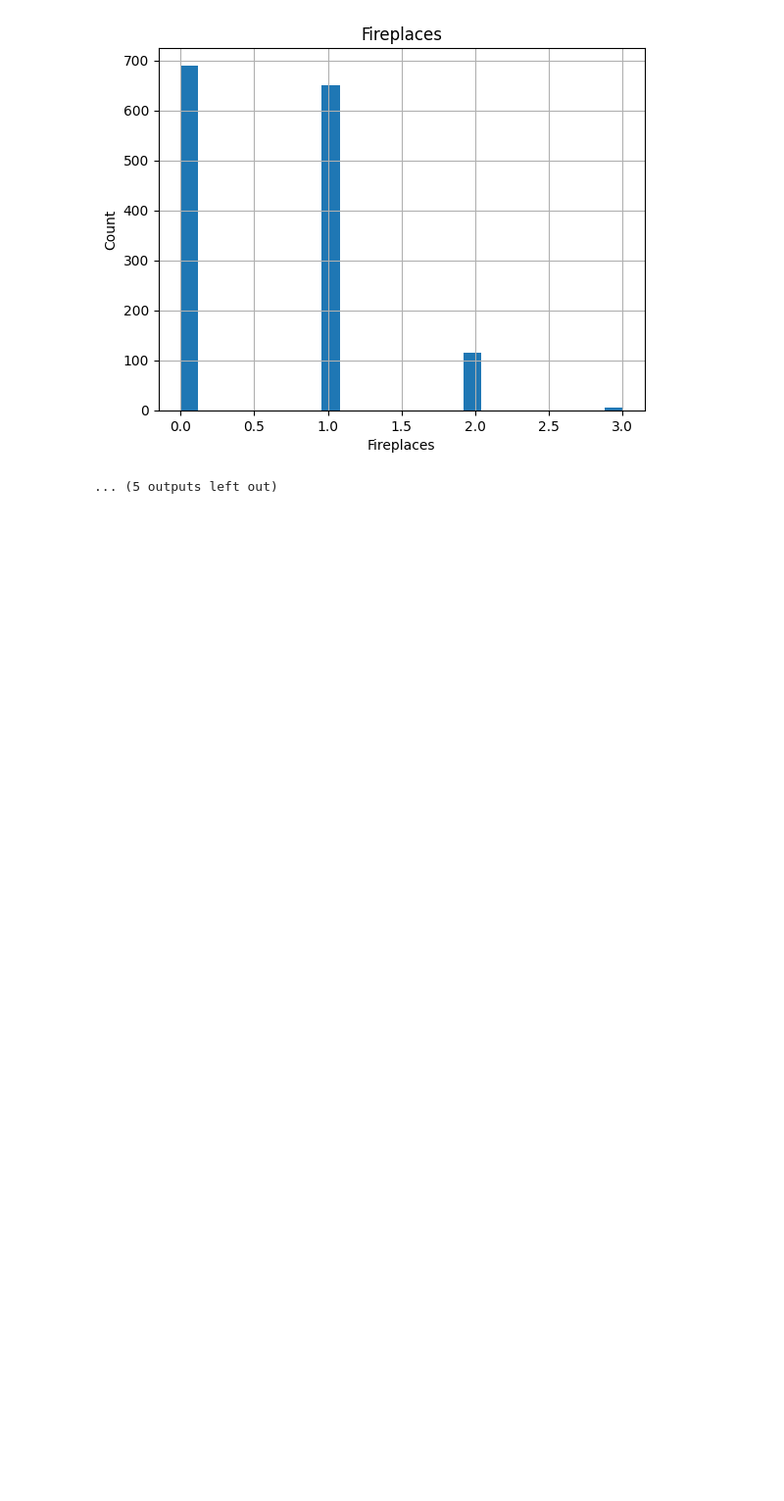
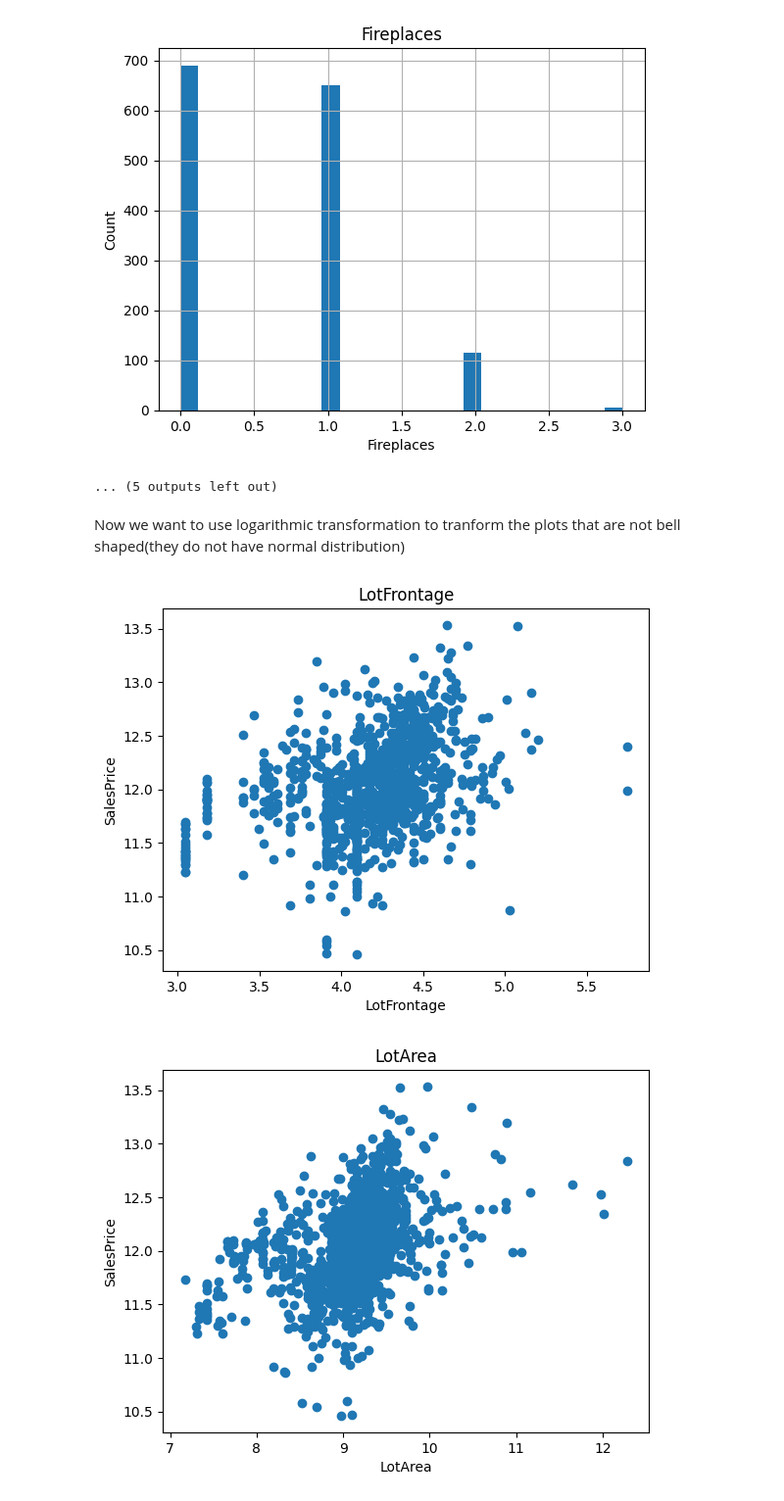
Before and after one commit to mattshaabani/house-price-prediction, a Jupyter notebook: exploratory-data-analysis.ipynb, the cells around one changed output. Shown at 98% size. Cells and saved outputs as stored; diff of their text form; code cells hidden in the pictures; blank space fills up the shorter version.

```diff
--- a/exploratory-data-analysis.ipynb
+++ b/exploratory-data-analysis.ipynb
@@ -184,3 +184,22 @@ for feature in discrete_feature:
 [figure]
 [figure]
 ... (5 outputs left out)
+# %% [markdown]
+Now we want to use logarithmic transformation to tranform the plots that are not bell shaped(they do not have normal distribution)
+# %%
+
+for feature in continuous_feature:
+    data = dataset.copy()
+    if 0 in data[feature].unique():
+        pass
+    else:
+        data[feature] = np.log(data[feature])
+        data['SalePrice'] = np.log(data['SalePrice'])
+        plt.scatter(data[feature], data['SalePrice'])
+        plt.xlabel(feature)
+        plt.ylabel('SalesPrice')
+        plt.title(feature)
+        plt.show()
+# %% [output]
+[figure, added]
+[figure, added]
```
Also changed, not shown: parts of 10 cells of this notebook.
